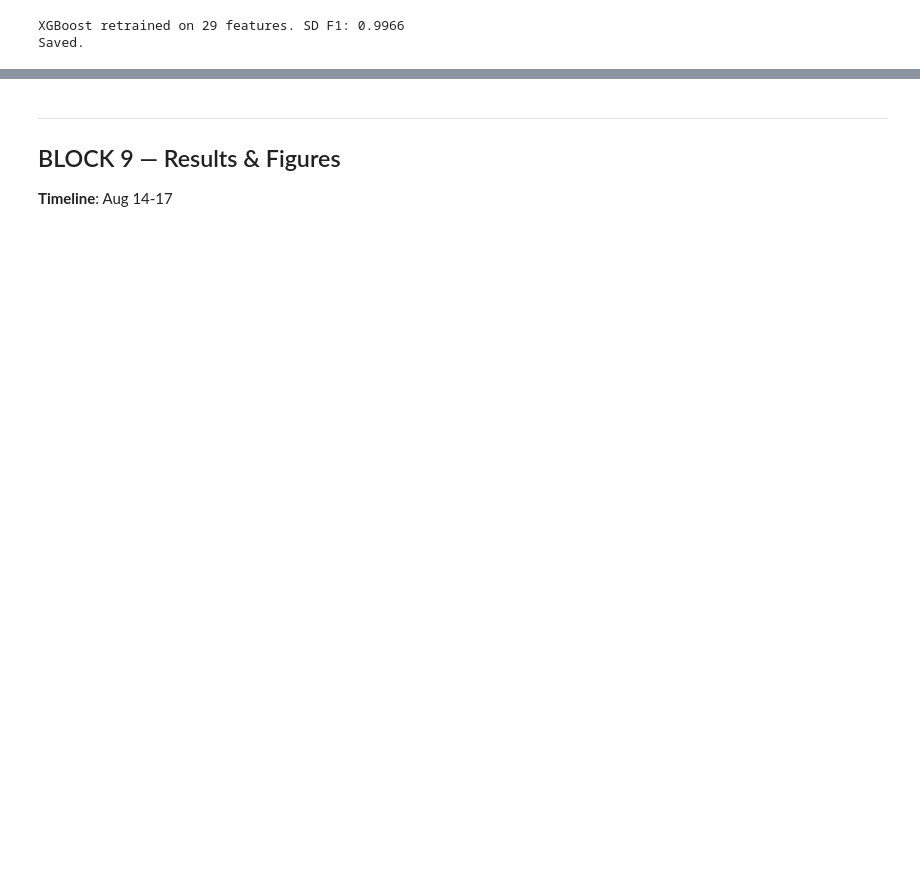
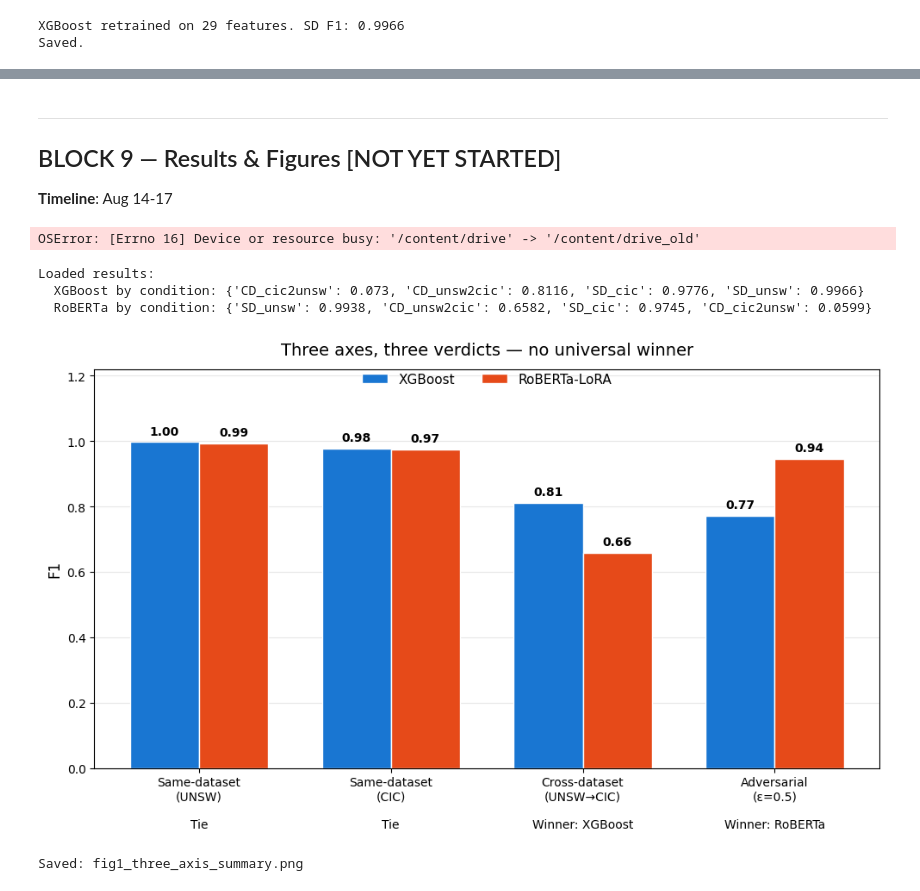
Before and after one commit to ebadatif/IDS-three-axis-evaluation, a Jupyter notebook: notebooks/pipeline.ipynb, the cells around one changed output, grey strips where cells are left out. Saved outputs shown, nothing was run; the diff lists cells and outputs as text; code cells hidden in the pictures; blank space fills up the shorter version.

Commit message:
fixed pipeline for better results

```diff
--- a/notebooks/pipeline.ipynb
+++ b/notebooks/pipeline.ipynb
@@ -2098,19 +2296,2 @@ You should probably TRAIN this model on a down-stream task to be able to use it
 RoBERTa loaded from saved adapter.
 llm_predict ready.
-# %%
-
-
-import torch
-
-llm_evasion = []
-print(f"\n{'eps':>6}  {'detected':>10}  {'evaded':>10}  {'det_rate':>10}")
-print("-"*42)
-for eps in EPSILONS:
-    preds = llm_predict(model, adv_datasets[eps])
-    detected = int(preds.sum())
-    evaded   = len(preds) - detected
-    det_rate = detected / len(preds)
-    llm_evasion.append({'model': 'RoBERTa-LoRA', 'epsilon': eps,
-                        'detected': detected, 'evaded': evaded,
-                        'detection_rate': round(det_rate, 4)})
-    print(f"{eps:>6.2f}  {detected:>10,}  {evaded:>10,}  {det_rate:>10.4f}")
@@ -2218,14 +2418,20 @@ Block 8 placeholder
 # %% [markdown]
 ---
 
-## BLOCK 9 — Results & Figures
+## BLOCK 9 — Results & Figures [NOT YET STARTED]
 
 **Timeline**: Aug 14-17
 # %%
+os.rename("/content/drive", "/content/drive_old")
 from google.colab import drive
-drive.mount('/content/drive')
+drive.mount('/content/drive', force_remount=True)
+# %% [output]
+OSError: [Errno 16] Device or resource busy: '/content/drive' -> '/content/drive_old'
 # %%
-
+# ============================================================
+# BLOCK 9 — Paper figures & master results table
+# Self-sufficient: reloads all results from Drive CSVs.
+# ============================================================
 import os
 import pandas as pd
 import numpy as np
@@ -2259,7 +2465,7 @@ xgb_results  = pd.read_csv(f"{OUTPUT}/results/block4_harness_xgb.csv")
 llm_unsw     = pd.read_csv(f"{OUTPUT}/results/block5_roberta_unsw_full.csv")
 llm_cic      = pd.read_csv(f"{OUTPUT}/results/block5_roberta_cic_full.csv")
 evasion_df   = pd.read_csv(f"{OUTPUT}/results/block7_evasion_curve.csv")
-ablation_df  = pd.read_csv(f"{OUTPUT}/results/block3_8_clean_ablation.csv")
+ablation_df  = pd.read_csv(f"{OUTPUT}/results/block3_8_clean_ablation_100pct.csv")
 
 # XGBoost means across seeds
 xgb_mean = (xgb_results.groupby('condition')['f1'].mean().round(4).to_dict())
@@ -2269,43 +2475,58 @@ llm_mean = dict(zip(llm_all['condition'], llm_all['f1']))
 print("Loaded results:")
 print(f"  XGBoost by condition: {xgb_mean}")
 print(f"  RoBERTa by condition: {llm_mean}")
+# %% [output]
+Loaded results:
+  XGBoost by condition: {'CD_cic2unsw': 0.073, 'CD_unsw2cic': 0.8116, 'SD_cic': 0.9776, 'SD_unsw': 0.9966}
+  RoBERTa by condition: {'SD_unsw': 0.9938, 'CD_unsw2cic': 0.6582, 'SD_cic': 0.9745, 'CD_cic2unsw': 0.0599}
 # %%
-
+# ============================================================
+# FIGURE 1 — Three-axis summary (paper visual abstract)
+# ============================================================
 
 fig, ax = plt.subplots(figsize=(10, 6))
 
 axes_labels = [
     'Same-dataset\n(UNSW)\n\nTie',
     'Same-dataset\n(CIC)\n\nTie',
     'Cross-dataset\n(UNSW→CIC)\n\nWinner: XGBoost',
     'Adversarial\n(ε=0.5)\n\nWinner: RoBERTa',
 ]
 
+def adv_f1(model_name, eps=0.5):
+    return evasion_df[(evasion_df.model == model_name) &
+                      (evasion_df.epsilon == eps)]['f1'].values[0]
+
 xgb_bars = [xgb_mean['SD_unsw'], xgb_mean['SD_cic'], xgb_mean['CD_unsw2cic'],
-            evasion_df[(evasion_df.model=='XGBoost') & (evasion_df.epsilon==0.5)]['detection_rate'].values[0]]
+            adv_f1('XGBoost')]
 llm_bars = [llm_mean['SD_unsw'], llm_mean['SD_cic'], llm_mean['CD_unsw2cic'],
-            evasion_df[(evasion_df.model=='RoBERTa-LoRA') & (evasion_df.epsilon==0.5)]['detection_rate'].values[0]]
+            adv_f1('RoBERTa-LoRA')]
 
 x = np.arange(len(axes_labels)); w = 0.36
 b1 = ax.bar(x - w/2, xgb_bars, w, color=XGB_COLOR, label='XGBoost', edgecolor='white')
 b2 = ax.bar(x + w/2, llm_bars, w, color=LLM_COLOR, label='RoBERTa-LoRA', edgecolor='white')
 
 for bars in [b1, b2]:
     for bar in bars:
         h = bar.get_height()
         ax.text(bar.get_x() + bar.get_width()/2, h + 0.015, f'{h:.2f}',
                 ha='center', va='bottom', fontsize=10, fontweight='bold')
 
 ax.set_xticks(x)
 ax.set_xticklabels(axes_labels, fontsize=10)
-ax.set_ylabel('F1 / Detection rate')
+ax.set_ylabel('F1')
 ax.set_title('Three axes, three verdicts — no universal winner', fontsize=14, pad=12)
 ax.set_ylim(0, 1.15)
-ax.legend(loc='upper right', fontsize=11)
+ax.legend(loc='upper center', bbox_to_anchor=(0.5, 1.02), ncol=2, fontsize=11, frameon=False)
+ax.set_ylim(0, 1.22)
 ax.grid(True, axis='y', alpha=0.3); ax.set_axisbelow(True)
 
 plt.tight_layout()
-fig.savefig(f"{OUTPUT}/figures/fig1_three_axis_summary.png")
+fig.savefig(f"{OUTPUT}/figures/fig1_three_axis_summary.png", dpi=300, bbox_inches='tight')
 plt.show()
+
 print("Saved: fig1_three_axis_summary.png")
+# %% [output]
+[figure, added]
+Saved: fig1_three_axis_summary.png
 # %%
```
Also changed, not shown: parts of 55 cells of this notebook.
